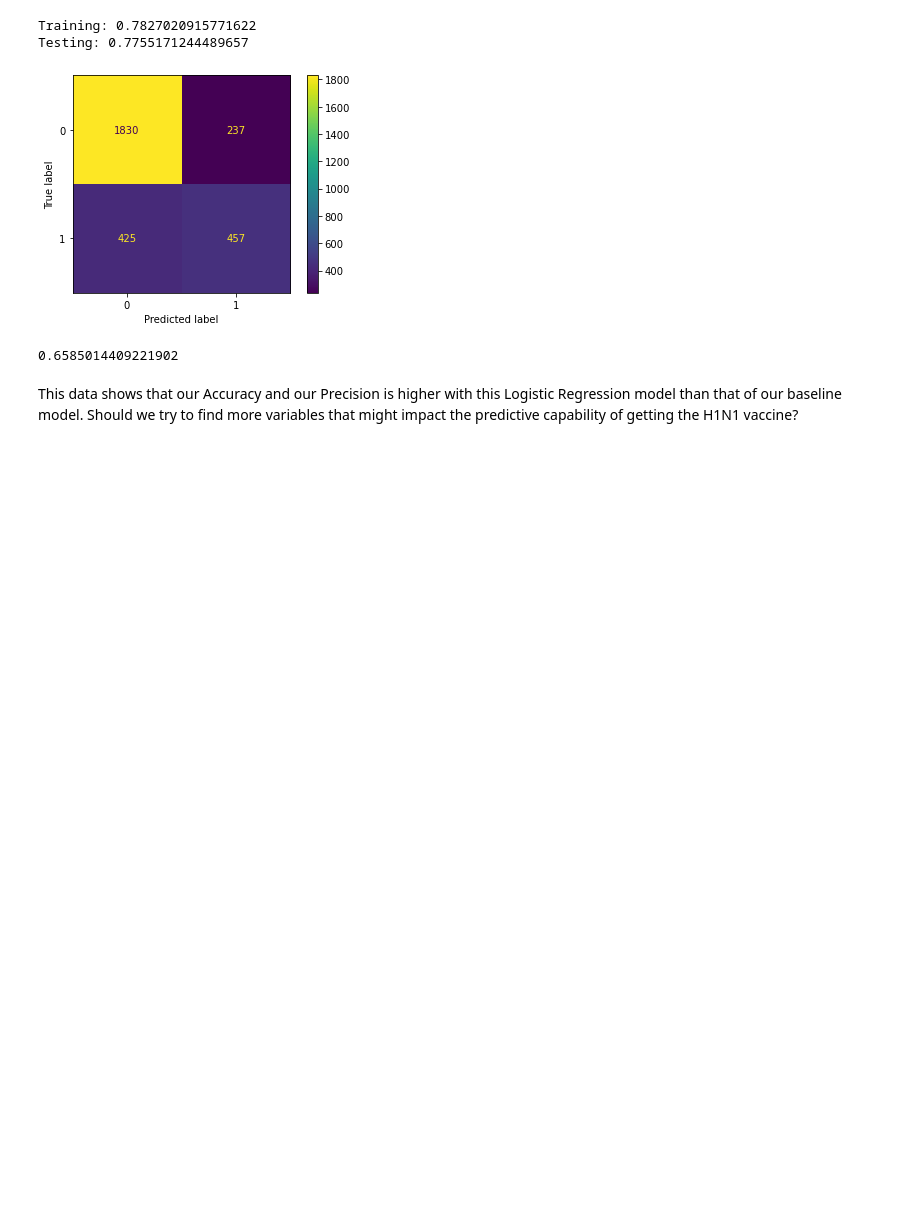
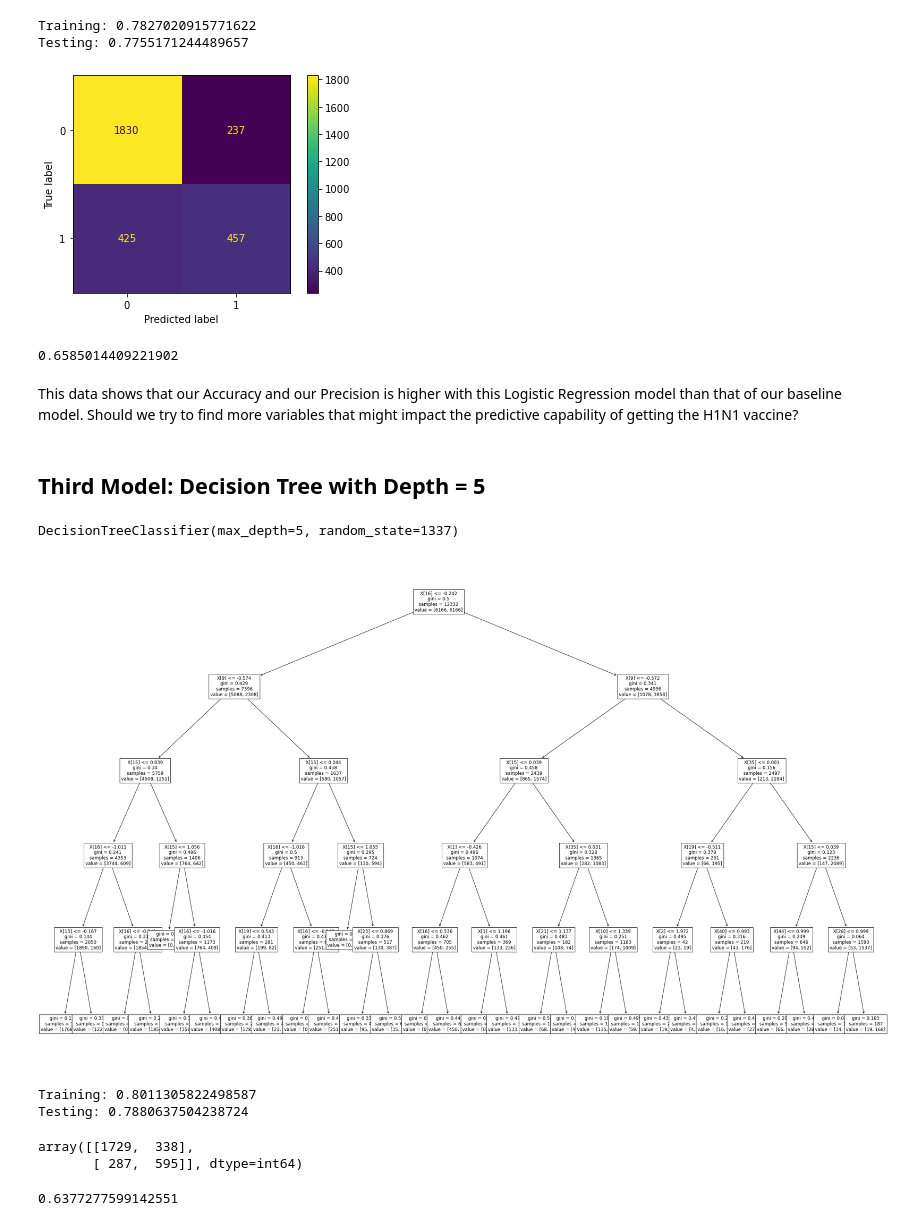
Before and after one commit to mahumabid/H1N1-vaccination-campaign, a Jupyter notebook: virus3.nb.ipynb, the cells around one changed output. Drawn from its saved outputs; the diff is of its cells as text; code cells hidden in the pictures; blank space fills up the shorter version.

Commit message:
Third Model Decision Tree

```diff
--- a/virus3.nb.ipynb
+++ b/virus3.nb.ipynb
@@ -1102,3 +1102,22 @@ print(prec_2)
 # %% [markdown]
 This data shows that our Accuracy and our Precision is higher with this Logistic Regression model than that of our baseline model.
 Should we try to find more variables that might impact the predictive capability of getting the H1N1 vaccine?
+# %% [markdown]
+## Third Model: Decision Tree with Depth = 5
+# %%
+tree_clf_2 = DecisionTreeClassifier(max_depth=5, random_state=1337)
+
+tree_clf_2.fit(X_resample, y_resample)
+# %% [output]
+DecisionTreeClassifier(max_depth=5, random_state=1337)
+# %%
+# Can we plot the tree?
+#f, ax = plt.subplots(figsize=(12, 12))
+#tree.plot_tree(tree_clf_2, ax=ax);
+#plt.show()
+plt.figure(figsize=(40,25))
+
+tree.plot_tree(tree_clf_2, fontsize=12);
+plt.show()
+# %% [output]
+[figure, added]
@@ -1104,0 +1128,14 @@ Should we try to find more variables that might impact the predictive capability
+# %%
+# Accuracy on Training Data and Test Data
+print('Training:', tree_clf_2.score(X_train_clean, y_train))
+print('Testing:', tree_clf_2.score(X_test_clean, y_test))
+# %% [output]
+Training: 0.8011305822498587
+Testing: 0.7880637504238724
+# %%
+y_pred_3 = tree_clf_2.predict(X_test_clean)
+cm_3 = confusion_matrix(y_test, y_pred_3)
+cm_3
+# %% [output]
+array([[1729,  338],
+       [ 287,  595]], dtype=int64)
@@ -1104,0 +1147,6 @@ Should we try to find more variables that might impact the predictive capability
+# %%
+# Precision, how many of the model's predictions were correct?
+prec_3 = tp_3 / (tp_3 + fp_3)
+print(prec_3)
+# %% [output]
+0.6377277599142551
```
Also changed, not shown: parts of 4 cells of this notebook.
